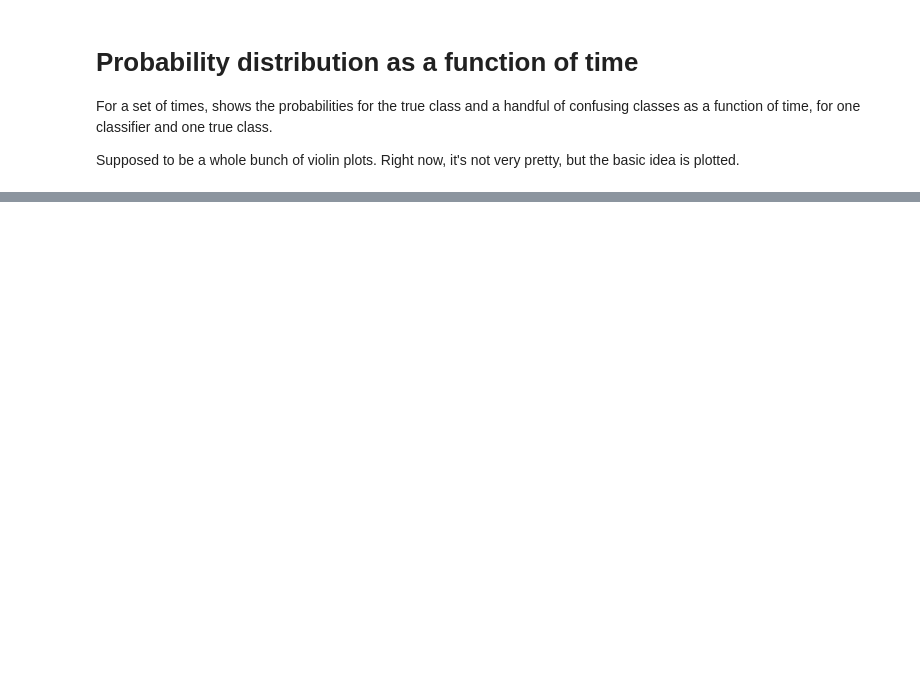
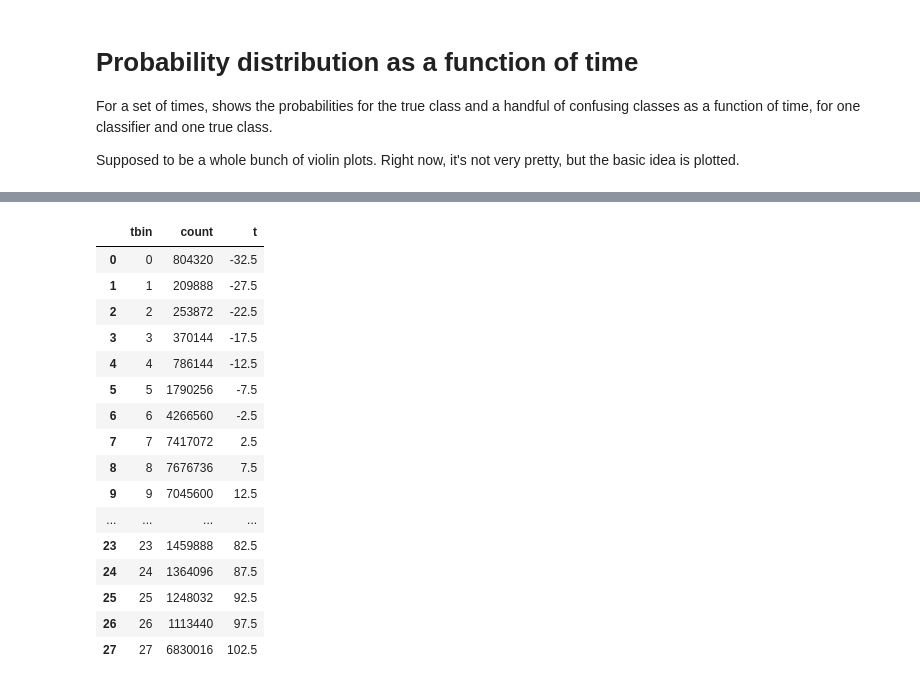
Before and after one commit to josephy02/elasticc_metrics, a Jupyter notebook: probdist_vs_t.ipynb, the cells around one changed output, grey strips where cells are left out. Cells and saved outputs as stored; diff of their text form; code cells hidden in the pictures; blank space fills up the shorter version.

```diff
--- a/probdist_vs_t.ipynb
+++ b/probdist_vs_t.ipynb
@@ -128,0 +144,22 @@ for cfer in cferstodo:
+# %%
+thing = probhist.xs( ( 89, 113 ), level=('classifierId','trueClassId') ).groupby( [ 'tbin' ] ).sum().reset_index()
+thing['t'] = emq.tbin_val( thing['tbin'] )
+thing
+# %% [output]
+|  | tbin | count | t |
+| 0 | 0 | 804320 | -32.5 |
+| 1 | 1 | 209888 | -27.5 |
+| 2 | 2 | 253872 | -22.5 |
+| 3 | 3 | 370144 | -17.5 |
+| 4 | 4 | 786144 | -12.5 |
+| 5 | 5 | 1790256 | -7.5 |
+| 6 | 6 | 4266560 | -2.5 |
+| 7 | 7 | 7417072 | 2.5 |
+| 8 | 8 | 7676736 | 7.5 |
+| 9 | 9 | 7045600 | 12.5 |
+| ... | ... | ... | ... |
+| 23 | 23 | 1459888 | 82.5 |
+| 24 | 24 | 1364096 | 87.5 |
+| 25 | 25 | 1248032 | 92.5 |
+| 26 | 26 | 1113440 | 97.5 |
+| 27 | 27 | 6830016 | 102.5 |
```
Also changed, not shown: parts of 7 cells of this notebook, 2 other files.
